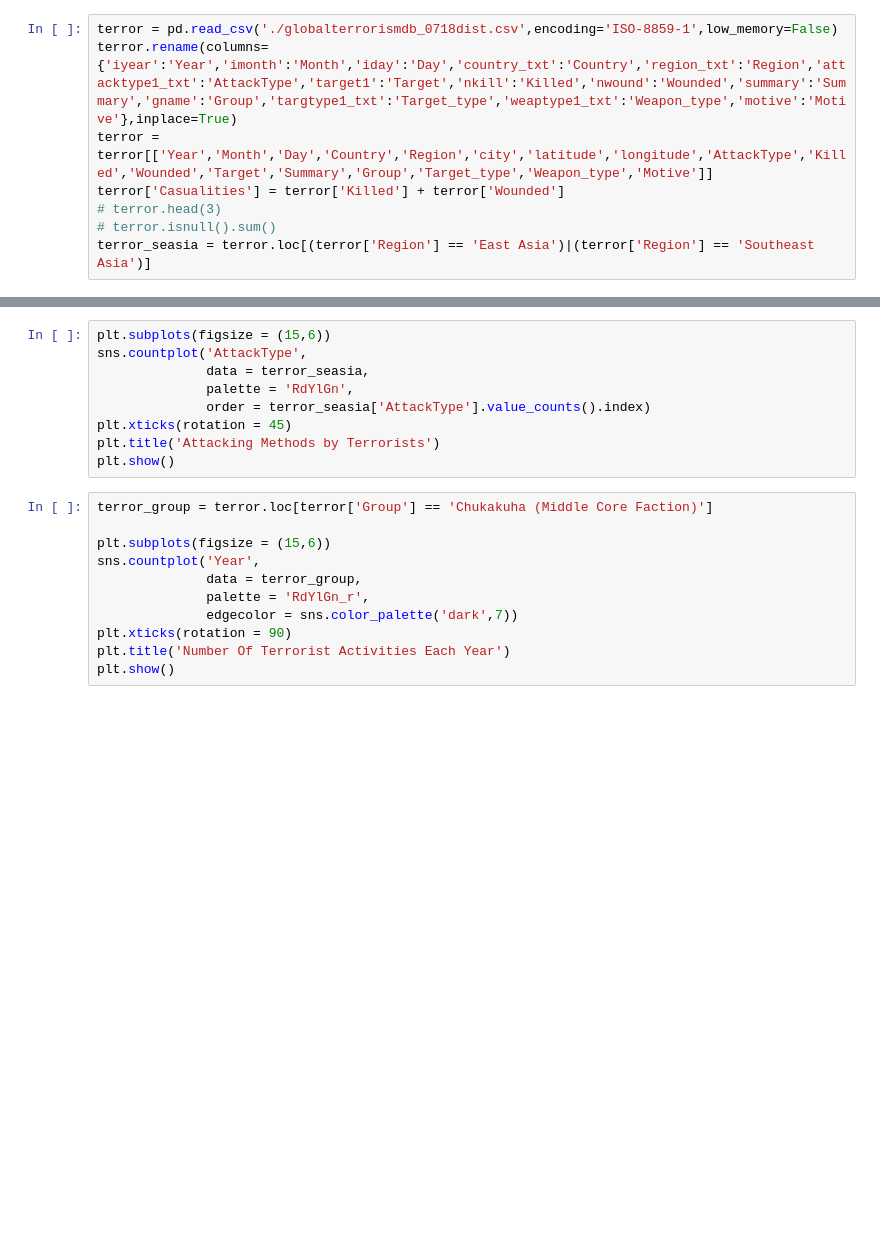
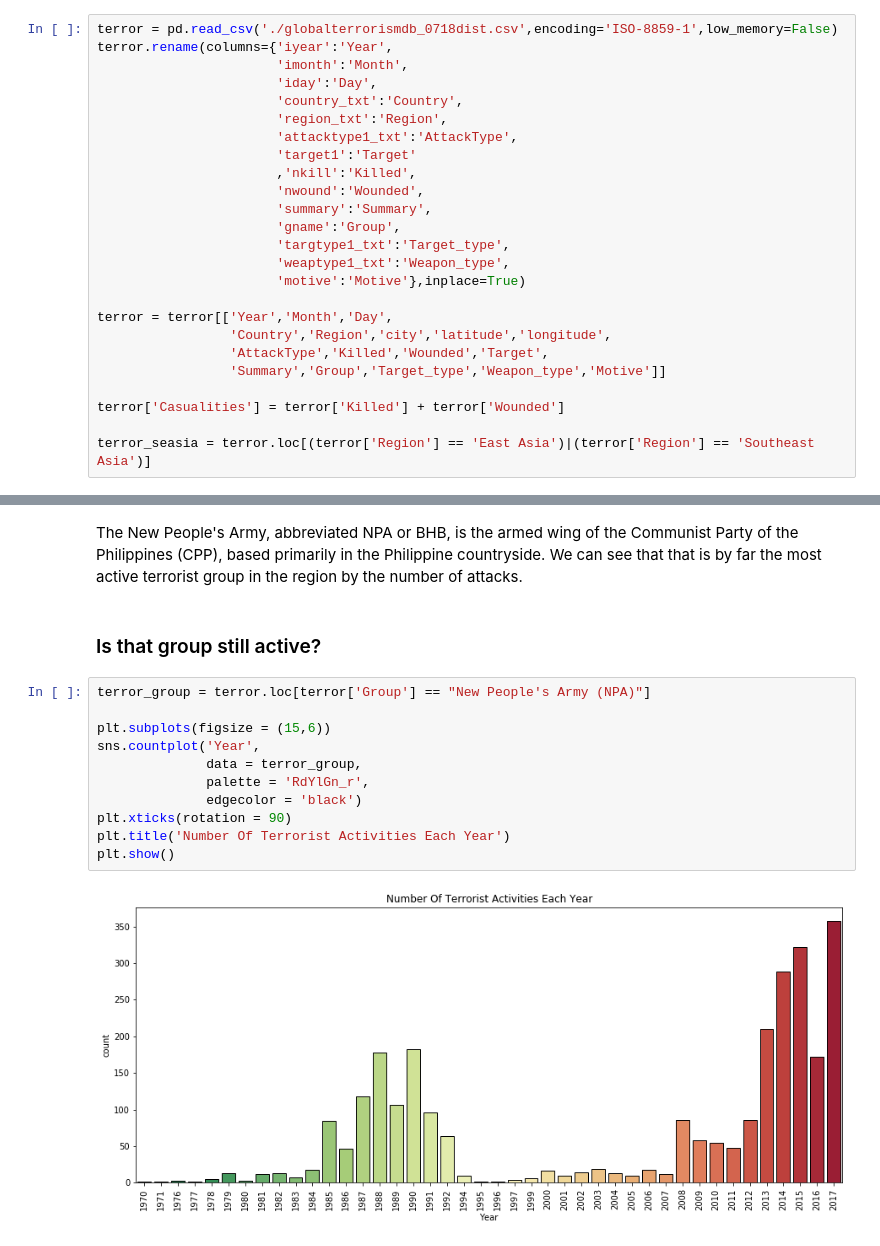
Before and after one commit to ImAFK/NTUST-Big-Terrorism, a Jupyter notebook: Terror_in_SE_Asia.ipynb, the cells around one changed output, grey strips where cells are left out. Cells and saved outputs as stored; diff of their text form; blank space fills up the shorter version.

```diff
--- a/Terror_in_SE_Asia.ipynb
+++ b/Terror_in_SE_Asia.ipynb
@@ -11,8 +25,25 @@ init_notebook_mode()
 # %%
 terror = pd.read_csv('./globalterrorismdb_0718dist.csv',encoding='ISO-8859-1',low_memory=False)
-terror.rename(columns={'iyear':'Year','imonth':'Month','iday':'Day','country_txt':'Country','region_txt':'Region','attacktype1_txt':'AttackType','target1':'Target','nkill':'Killed','nwound':'Wounded','summary':'Summary','gname':'Group','targtype1_txt':'Target_type','weaptype1_txt':'Weapon_type','motive':'Motive'},inplace=True)
-terror = terror[['Year','Month','Day','Country','Region','city','latitude','longitude','AttackType','Killed','Wounded','Target','Summary','Group','Target_type','Weapon_type','Motive']]
+terror.rename(columns={'iyear':'Year',
+                       'imonth':'Month',
+                       'iday':'Day',
+                       'country_txt':'Country',
+                       'region_txt':'Region',
+                       'attacktype1_txt':'AttackType',
+                       'target1':'Target'
+                       ,'nkill':'Killed',
+                       'nwound':'Wounded',
+                       'summary':'Summary',
+                       'gname':'Group',
+                       'targtype1_txt':'Target_type',
+                       'weaptype1_txt':'Weapon_type',
+                       'motive':'Motive'},inplace=True)
+
+terror = terror[['Year','Month','Day',
+                 'Country','Region','city','latitude','longitude',
+                 'AttackType','Killed','Wounded','Target',
+                 'Summary','Group','Target_type','Weapon_type','Motive']]
+
 terror['Casualities'] = terror['Killed'] + terror['Wounded']
-# terror.head(3)
-# terror.isnull().sum()
+
 terror_seasia = terror.loc[(terror['Region'] == 'East Asia')|(terror['Region'] == 'Southeast Asia')]
@@ -51,20 +111,17 @@ plt.show()
-# %%
-plt.subplots(figsize = (15,6))
-sns.countplot('AttackType',
-              data = terror_seasia,
-              palette = 'RdYlGn',
-              order = terror_seasia['AttackType'].value_counts().index)
-plt.xticks(rotation = 45)
-plt.title('Attacking Methods by Terrorists')
-plt.show()
+# %% [markdown]
+The New People's Army, abbreviated NPA or BHB, is the armed wing of the Communist Party of the Philippines (CPP), based primarily in the Philippine countryside. We can see that that is by far the most active terrorist group in the region by the number of attacks.
+# %% [markdown]
+### Is that group still active?
 # %%
-terror_group = terror.loc[terror['Group'] == 'Chukakuha (Middle Core Faction)']
+terror_group = terror.loc[terror['Group'] == "New People's Army (NPA)"]
 
 plt.subplots(figsize = (15,6))
 sns.countplot('Year',
               data = terror_group,
               palette = 'RdYlGn_r',
-              edgecolor = sns.color_palette('dark',7))
+              edgecolor = 'black')
 plt.xticks(rotation = 90)
 plt.title('Number Of Terrorist Activities Each Year')
 plt.show()
+# %% [output]
+[figure, added]
```
Also changed, not shown: parts of 21 cells of this notebook, 1 other file.
